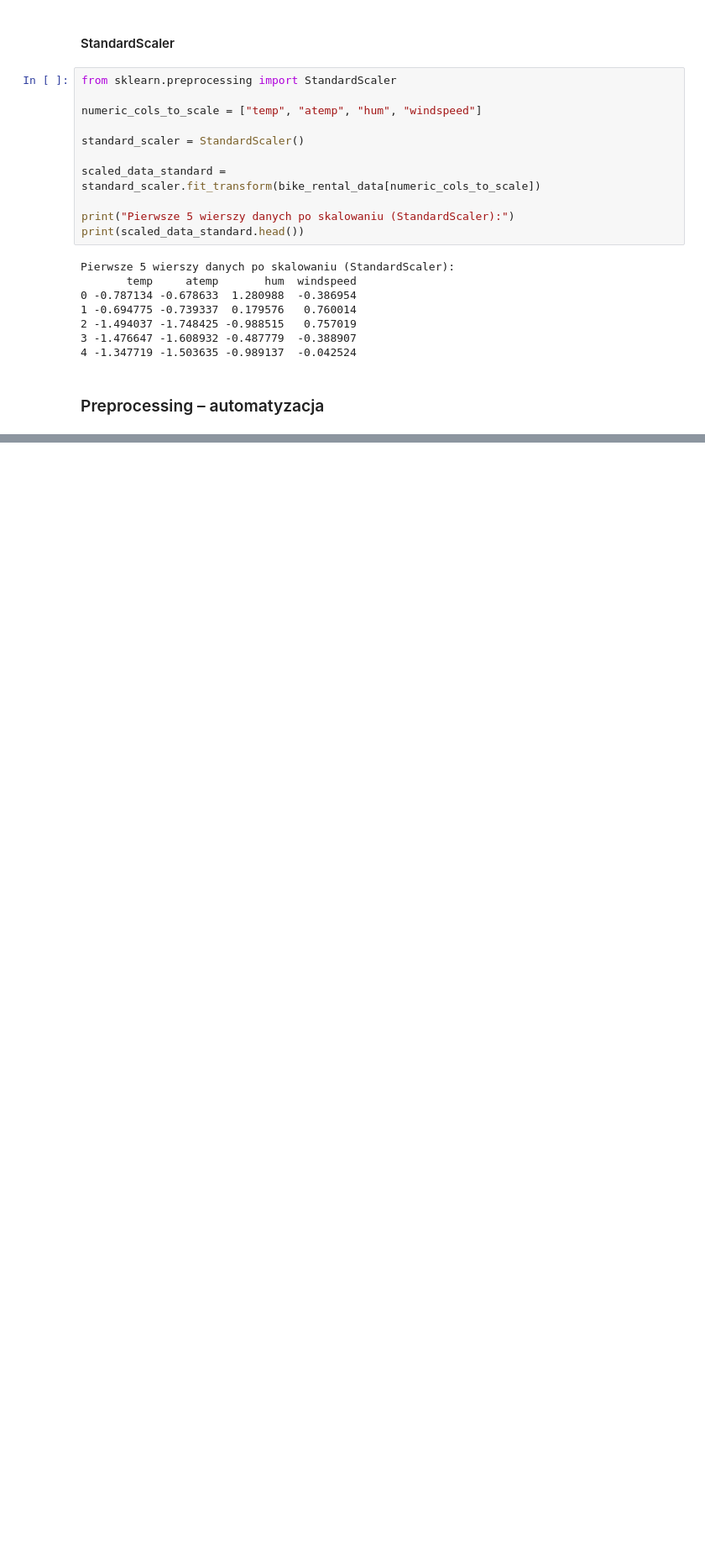
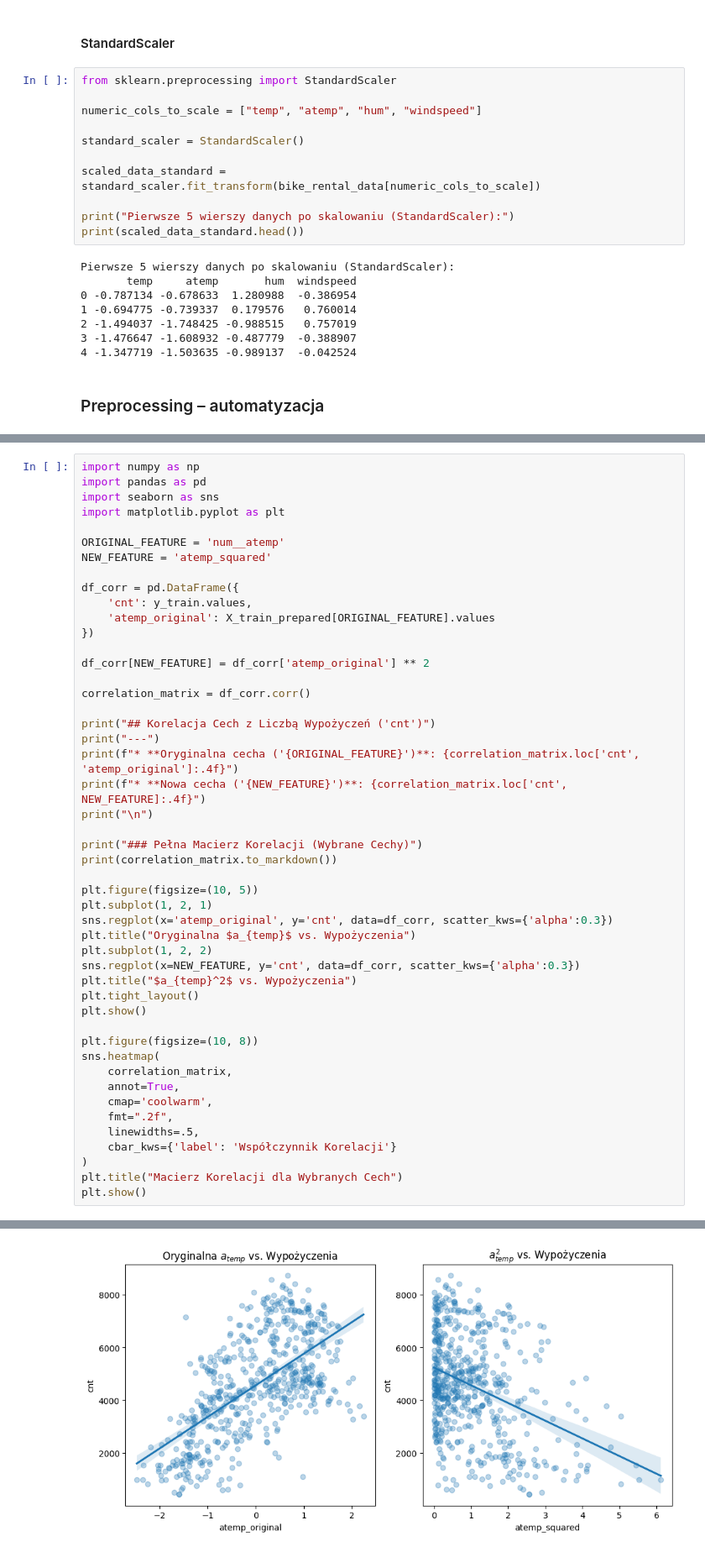
Before and after one commit to francesspot/AI_course, a Jupyter notebook: Ćwiczenia2/lista2.ipynb, the cells around one changed output, grey strips where cells are left out. Shown at 84% size. Drawn from its saved outputs; the diff is of its cells as text; blank space fills up the shorter version.

```diff
--- a/Ćwiczenia2/lista2.ipynb
+++ b/Ćwiczenia2/lista2.ipynb
@@ -386,0 +680,49 @@ Pierwsze 5 wierszy danych po skalowaniu (StandardScaler):
+# %%
+import numpy as np
+import pandas as pd
+import seaborn as sns
+import matplotlib.pyplot as plt
+
+ORIGINAL_FEATURE = 'num__atemp'
+NEW_FEATURE = 'atemp_squared'
+
+df_corr = pd.DataFrame({
+    'cnt': y_train.values,
+    'atemp_original': X_train_prepared[ORIGINAL_FEATURE].values
+})
+
+df_corr[NEW_FEATURE] = df_corr['atemp_original'] ** 2
+
+correlation_matrix = df_corr.corr()
+
+print("## Korelacja Cech z Liczbą Wypożyczeń ('cnt')")
+print("---")
+print(f"* **Oryginalna cecha ('{ORIGINAL_FEATURE}')**: {correlation_matrix.loc['cnt', 'atemp_original']:.4f}")
+print(f"* **Nowa cecha ('{NEW_FEATURE}')**: {correlation_matrix.loc['cnt', NEW_FEATURE]:.4f}")
+print("\n")
+
+print("### Pełna Macierz Korelacji (Wybrane Cechy)")
+print(correlation_matrix.to_markdown())
+
+plt.figure(figsize=(10, 5))
+plt.subplot(1, 2, 1)
+sns.regplot(x='atemp_original', y='cnt', data=df_corr, scatter_kws={'alpha':0.3})
+plt.title("Oryginalna $a_{temp}$ vs. Wypożyczenia")
+plt.subplot(1, 2, 2)
+sns.regplot(x=NEW_FEATURE, y='cnt', data=df_corr, scatter_kws={'alpha':0.3})
+plt.title("$a_{temp}^2$ vs. Wypożyczenia")
+plt.tight_layout()
+plt.show()
+
+plt.figure(figsize=(10, 8))
+sns.heatmap(
+    correlation_matrix,
+    annot=True,
+    cmap='coolwarm',
+    fmt=".2f",
+    linewidths=.5,
+    cbar_kws={'label': 'Współczynnik Korelacji'}
+)
+plt.title("Macierz Korelacji dla Wybranych Cech")
+plt.show()
+# %% [output]
@@ -386,0 +740 @@ Pierwsze 5 wierszy danych po skalowaniu (StandardScaler):
+[figure, added]
```
Also changed, not shown: parts of 33 cells of this notebook.
